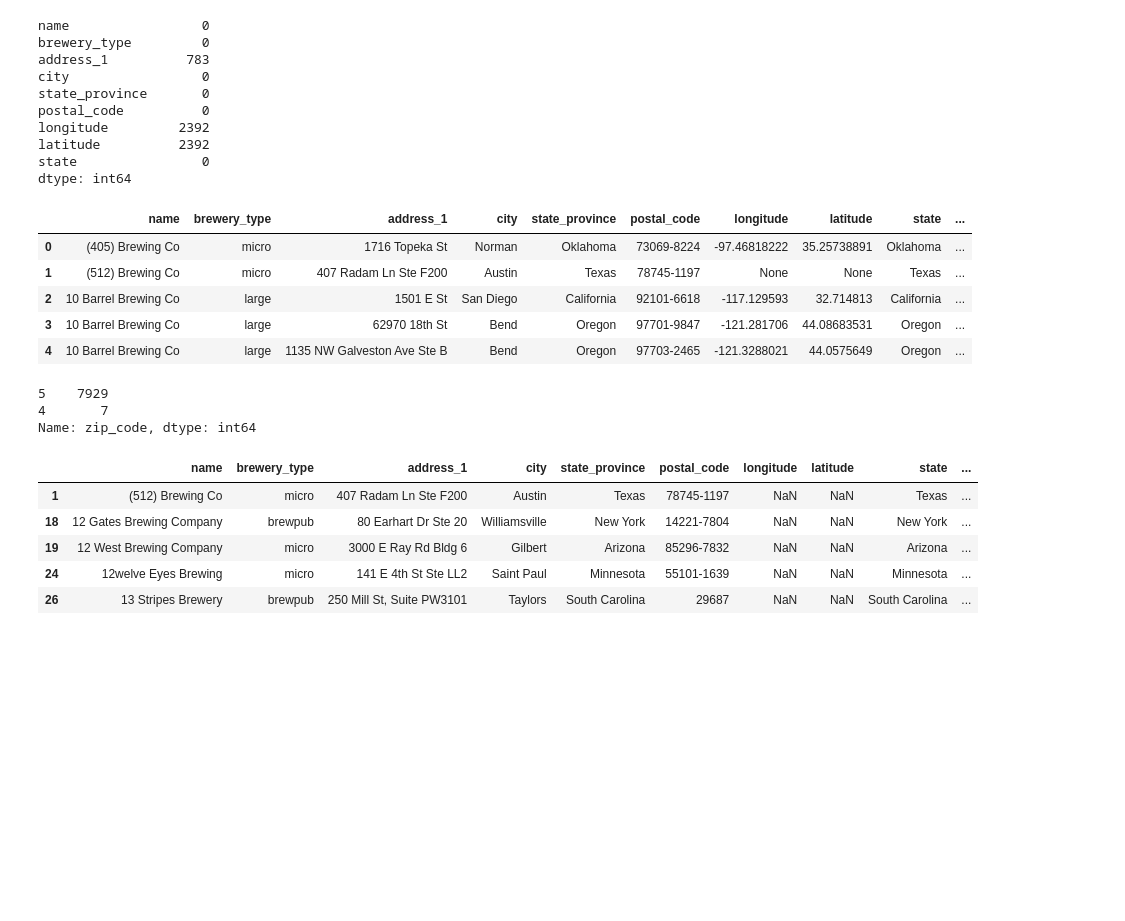
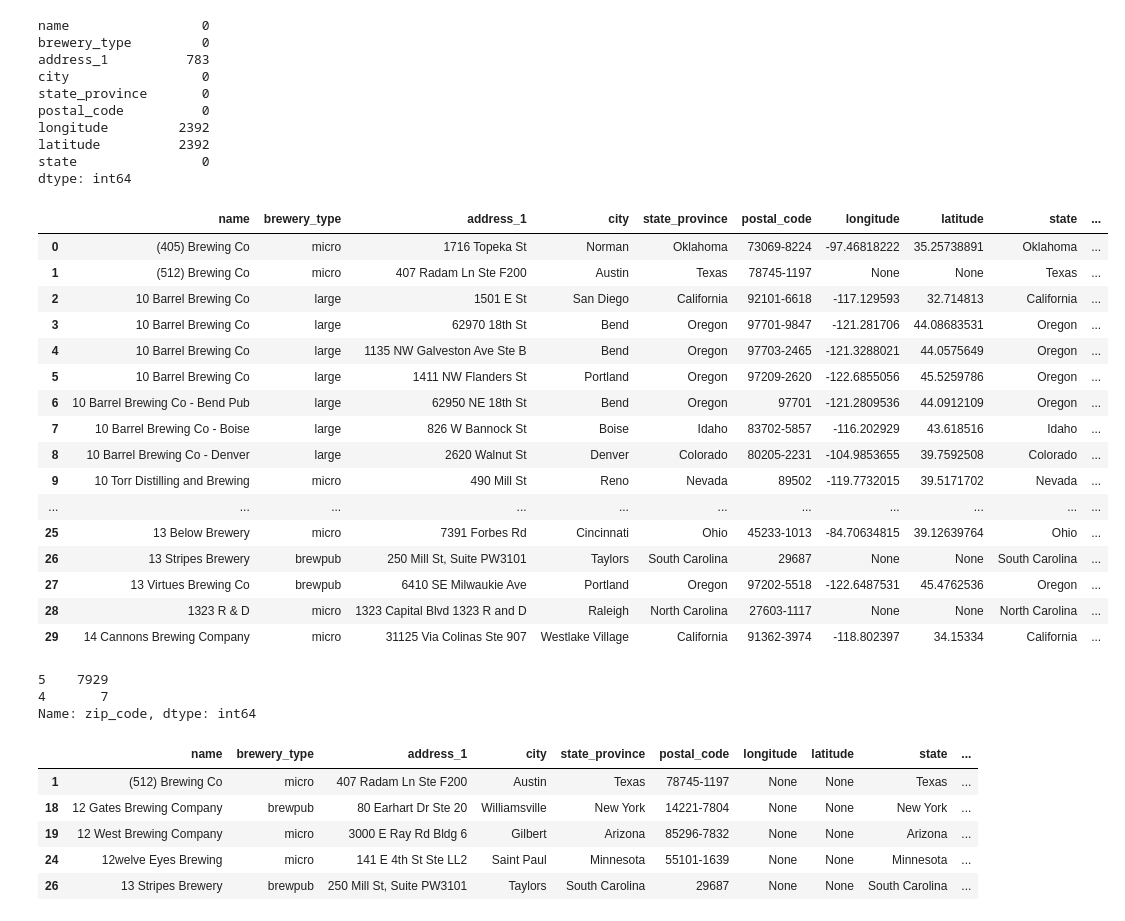
Before and after one commit to rpatel9877/project1, a Jupyter notebook: vicky_lasota/vicky_lasota.ipynb, the cells around one changed output. Cells and saved outputs as stored; diff of their text form; code cells hidden in the pictures; blank space fills up the shorter version.

```diff
--- a/vicky_lasota/vicky_lasota.ipynb
+++ b/vicky_lasota/vicky_lasota.ipynb
@@ -98,29 +98,40 @@ dtype: int64
 # %%
 #create a new column in dataframe with first 5 digits of zip code - geopify doesn't look up +4
 
 search = SearchEngine()
 
 def extract_zipcode(zipcode):
     # Remove +4 extension if present
     zipcode = zipcode.split('-')[0]
     zipcode_obj = search.by_zipcode(zipcode)
     if zipcode_obj is not None:
         return str(zipcode_obj.zipcode)[:5].zfill(5)
     else:
         return None
 
 clean_breweries_df['zip_code'] = clean_breweries_df['postal_code'].apply(extract_zipcode).astype(str)
 
 #add a ditinct ID number to each row
 clean_breweries_df['brewery_id'] = clean_breweries_df.index + 1
-clean_breweries_df.head()
+clean_breweries_df.head(30)
 # %% [output]
 |  | name | brewery_type | address_1 | city | state_province | postal_code | longitude | latitude | state | ... |
 | 0 | (405) Brewing Co | micro | 1716 Topeka St | Norman | Oklahoma | 73069-8224 | -97.46818222 | 35.25738891 | Oklahoma | ... |
 | 1 | (512) Brewing Co | micro | 407 Radam Ln Ste F200 | Austin | Texas | 78745-1197 | None | None | Texas | ... |
 | 2 | 10 Barrel Brewing Co | large | 1501 E St | San Diego | California | 92101-6618 | -117.129593 | 32.714813 | California | ... |
 | 3 | 10 Barrel Brewing Co | large | 62970 18th St | Bend | Oregon | 97701-9847 | -121.281706 | 44.08683531 | Oregon | ... |
 | 4 | 10 Barrel Brewing Co | large | 1135 NW Galveston Ave Ste B | Bend | Oregon | 97703-2465 | -121.3288021 | 44.0575649 | Oregon | ... |
+| 5 | 10 Barrel Brewing Co | large | 1411 NW Flanders St | Portland | Oregon | 97209-2620 | -122.6855056 | 45.5259786 | Oregon | ... |
+| 6 | 10 Barrel Brewing Co - Bend Pub | large | 62950 NE 18th St | Bend | Oregon | 97701 | -121.2809536 | 44.0912109 | Oregon | ... |
+| 7 | 10 Barrel Brewing Co - Boise | large | 826 W Bannock St | Boise | Idaho | 83702-5857 | -116.202929 | 43.618516 | Idaho | ... |
+| 8 | 10 Barrel Brewing Co - Denver | large | 2620 Walnut St | Denver | Colorado | 80205-2231 | -104.9853655 | 39.7592508 | Colorado | ... |
+| 9 | 10 Torr Distilling and Brewing | micro | 490 Mill St | Reno | Nevada | 89502 | -119.7732015 | 39.5171702 | Nevada | ... |
+| ... | ... | ... | ... | ... | ... | ... | ... | ... | ... | ... |
+| 25 | 13 Below Brewery | micro | 7391 Forbes Rd | Cincinnati | Ohio | 45233-1013 | -84.70634815 | 39.12639764 | Ohio | ... |
+| 26 | 13 Stripes Brewery | brewpub | 250 Mill St, Suite PW3101 | Taylors | South Carolina | 29687 | None | None | South Carolina | ... |
+| 27 | 13 Virtues Brewing Co | brewpub | 6410 SE Milwaukie Ave | Portland | Oregon | 97202-5518 | -122.6487531 | 45.4762536 | Oregon | ... |
+| 28 | 1323 R & D | micro | 1323 Capital Blvd 1323 R and D | Raleigh | North Carolina | 27603-1117 | None | None | North Carolina | ... |
+| 29 | 14 Cannons Brewing Company | micro | 31125 Via Colinas Ste 907 | Westlake Village | California | 91362-3974 | -118.802397 | 34.15334 | California | ... |
 # %%
 
 #load dataframe into csv
@@ -143,11 +154,15 @@ csv_breweries_df = pd.read_csv(input_path)
 # %%
 #exctract rows with missing longitude and create a new dataframe
 missing_long_df = csv_breweries_df[csv_breweries_df['longitude'].isnull()]
+
+#create a new dataframe with only the missing longitude rowsbased on clean_breweries_df
+missing_long_df = clean_breweries_df[clean_breweries_df['longitude'].isnull()]
+
 missing_long_df.head()
 # %% [output]
 |  | name | brewery_type | address_1 | city | state_province | postal_code | longitude | latitude | state | ... |
-| 1 | (512) Brewing Co | micro | 407 Radam Ln Ste F200 | Austin | Texas | 78745-1197 | NaN | NaN | Texas | ... |
-| 18 | 12 Gates Brewing Company | brewpub | 80 Earhart Dr Ste 20 | Williamsville | New York | 14221-7804 | NaN | NaN | New York | ... |
-| 19 | 12 West Brewing Company | micro | 3000 E Ray Rd Bldg 6 | Gilbert | Arizona | 85296-7832 | NaN | NaN | Arizona | ... |
-| 24 | 12welve Eyes Brewing | micro | 141 E 4th St Ste LL2 | Saint Paul | Minnesota | 55101-1639 | NaN | NaN | Minnesota | ... |
-| 26 | 13 Stripes Brewery | brewpub | 250 Mill St, Suite PW3101 | Taylors | South Carolina | 29687 | NaN | NaN | South Carolina | ... |
+| 1 | (512) Brewing Co | micro | 407 Radam Ln Ste F200 | Austin | Texas | 78745-1197 | None | None | Texas | ... |
+| 18 | 12 Gates Brewing Company | brewpub | 80 Earhart Dr Ste 20 | Williamsville | New York | 14221-7804 | None | None | New York | ... |
+| 19 | 12 West Brewing Company | micro | 3000 E Ray Rd Bldg 6 | Gilbert | Arizona | 85296-7832 | None | None | Arizona | ... |
+| 24 | 12welve Eyes Brewing | micro | 141 E 4th St Ste LL2 | Saint Paul | Minnesota | 55101-1639 | None | None | Minnesota | ... |
+| 26 | 13 Stripes Brewery | brewpub | 250 Mill St, Suite PW3101 | Taylors | South Carolina | 29687 | None | None | South Carolina | ... |
```
Also changed, not shown: parts of 4 cells of this notebook.
